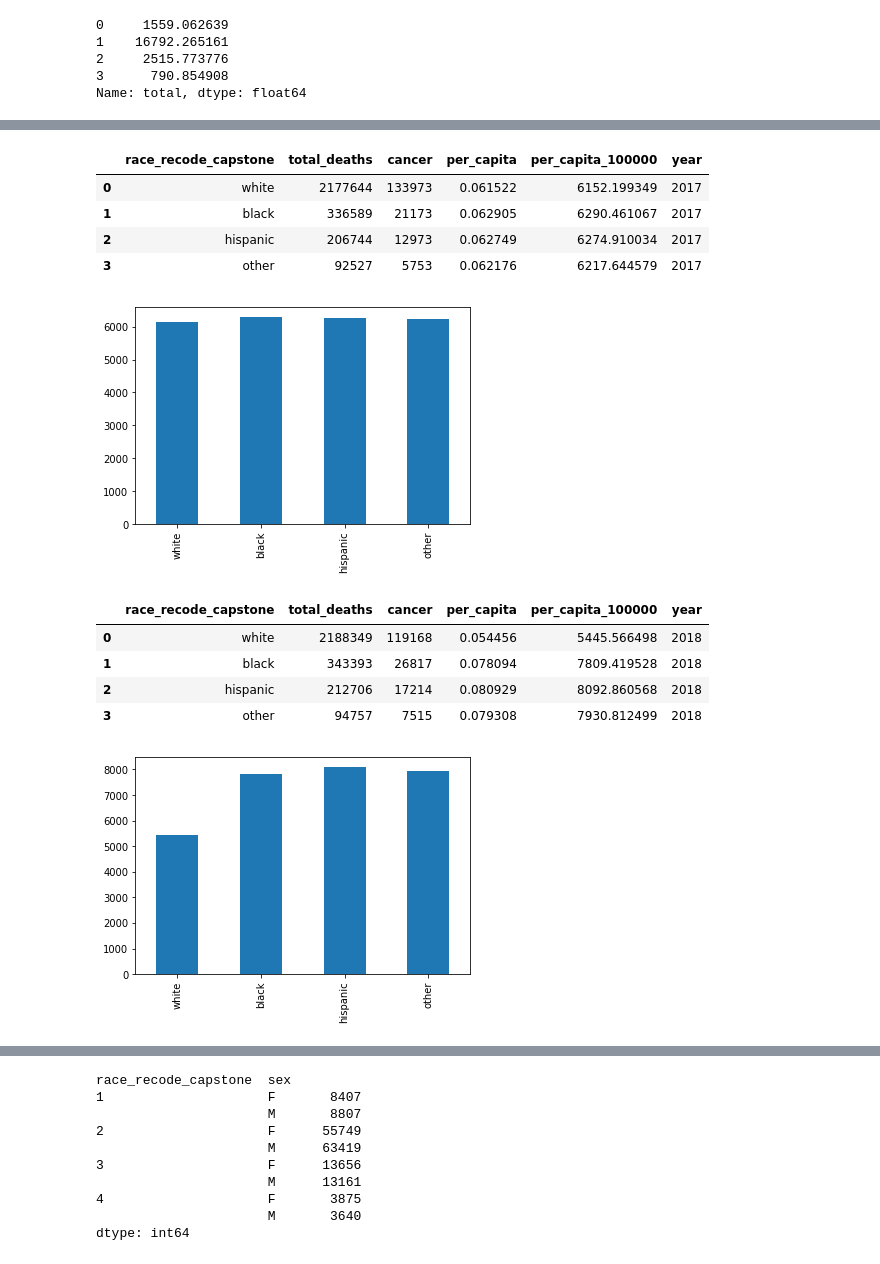
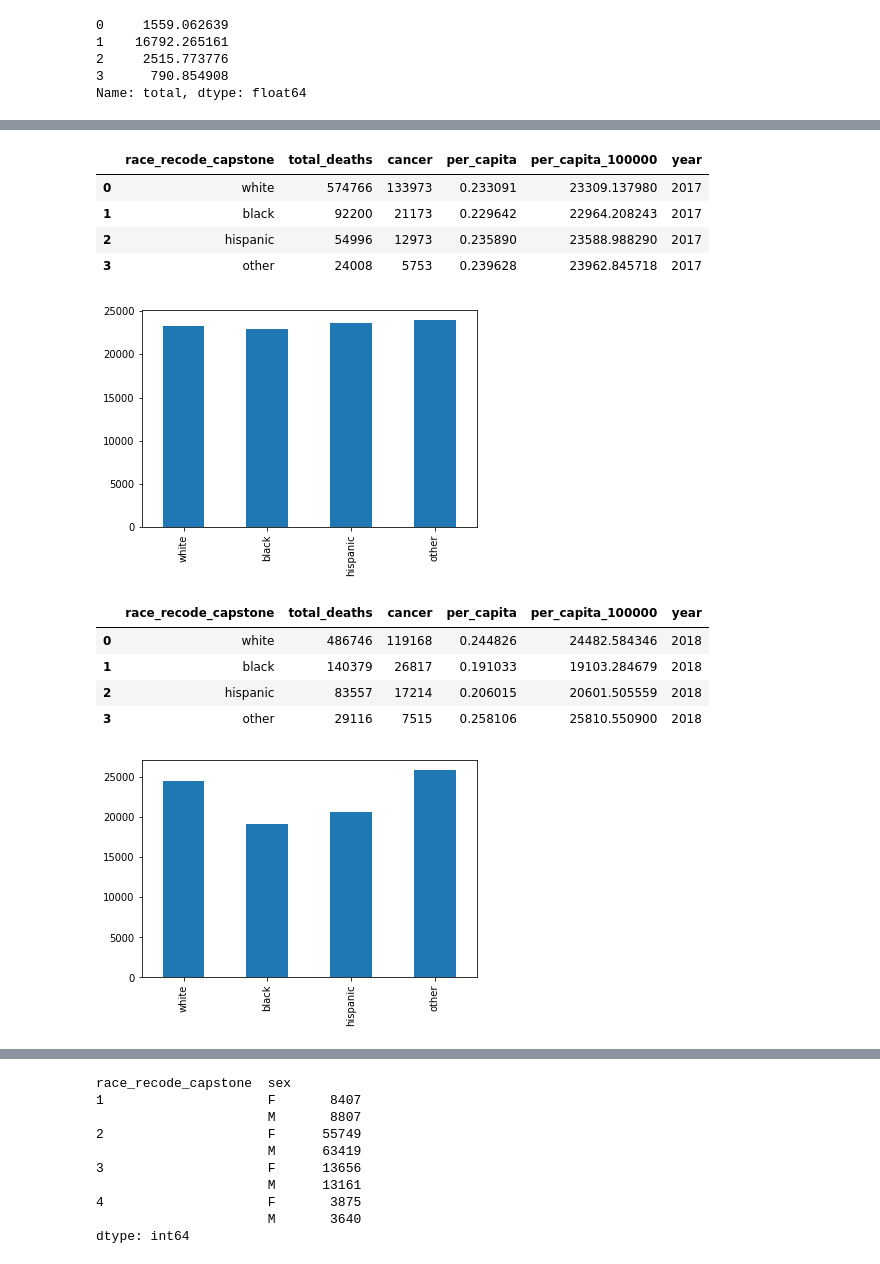
Before and after one commit to swarupmalli/Capstone_Mortality, a Jupyter notebook: mortUS_heart_cancer_disease.ipynb, the cells around one changed output, grey strips where cells are left out. Cells and saved outputs as stored; diff of their text form; code cells hidden in the pictures.

```diff
--- a/mortUS_heart_cancer_disease.ipynb
+++ b/mortUS_heart_cancer_disease.ipynb
@@ -290,11 +292,33 @@ person_info_2018.head()
 # %%
 %%time
 
+#cleaning and merging datasets
+
+
+#make age as int type
+# person_info_2012.age_recode_27=person_info_2012.age_recode_27.dropna().astype(np.int64)
+# person_info_2013.age_recode_27=person_info_2013.age_recode_27.dropna().astype(np.int64)
+# person_info_2014.age_recode_27=person_info_2014.age_recode_27.dropna().astype(np.int64)
+# person_info_2015.age_recode_27=person_info_2015.age_recode_27.dropna().astype(np.int64)
+# person_info_2016.age_recode_27=person_info_2016.age_recode_27.dropna().astype(np.int64)
+# person_info_2017.age_recode_27=person_info_2017.age_recode_27.dropna().astype(np.int64)
+# person_info_2018.age_recode_27=person_info_2018.age_recode_27.dropna().astype(np.int64)
+
+#age less than 65
+person_age_info_2012_age=person_info_2012[person_info_2012.age_recode_27<=18]
+person_age_info_2013_age=person_info_2013[person_info_2013.age_recode_27<=18]
+person_age_info_2014_age=person_info_2014[person_info_2014.age_recode_27<=18]
+person_age_info_2015_age=person_info_2015[person_info_2015.age_recode_27<=18]
+person_age_info_2016_age=person_info_2016[person_info_2016.age_recode_27<=18]
+person_age_info_2017_age=person_info_2017[person_info_2017.age_recode_27<=18]
+person_age_info_2018_age=person_info_2018[person_info_2018.age_recode_27<=18]
+
+
 #person info and heart disease
-# hd2012=pd.merge(person_info_2012, hd_cause_death_2012, on="person_id").merge(death_info_2012, on="person_id")
-# hd2013=pd.merge(person_info_2013, hd_cause_death_2013, on="person_id").merge(death_info_2013, on="person_id")
-# hd2014=pd.merge(person_info_2014, hd_cause_death_2014, on="person_id").merge(death_info_2014, on="person_id")
-# hd2015=pd.merge(person_info_2015, hd_cause_death_2015, on="person_id").merge(death_info_2015, on="person_id")
+#hd2012=pd.merge(person_info_2012, hd_cause_death_2012, on="person_id").merge(death_info_2012, on="person_id")
+#hd2013=pd.merge(person_info_2013, hd_cause_death_2013, on="person_id").merge(death_info_2013, on="person_id")
+#hd2014=pd.merge(person_info_2014, hd_cause_death_2014, on="person_id").merge(death_info_2014, on="person_id")
+#hd2015=pd.merge(person_info_2015, hd_cause_death_2015, on="person_id").merge(death_info_2015, on="person_id")
 #hd2016=pd.merge(person_info_2016, hd_cause_death_2016, on="person_id").merge(death_info_2016, on="person_id")
 #hd2017=pd.merge(person_info_2017, hd_cause_death_2017, on="person_id").merge(death_info_2017, on="person_id")
 #hd2018=pd.merge(person_info_2018, hd_cause_death_2018, on="person_id").merge(death_info_2018, on="person_id")
@@ -409,31 +433,24 @@ Older than 65 years old: 0.72
 Younger than 65 years old: 0.28
 # %%
 can_age_2012=can2012.copy()
-can_age_2012.age_recode_27=can_age_2012.age_recode_27.astype(np.int64)
 can_age_2012=can2012[can_age_2012.age_recode_27<=18]
 
 can_age_2013=can2013.copy()
-can_age_2013.age_recode_27=can_age_2013.age_recode_27.astype(np.int64)
 can_age_2013=can2013[can_age_2013.age_recode_27<=18]
 
 can_age_2014=can2014.copy()
-can_age_2014.age_recode_27=can_age_2014.age_recode_27.astype(np.int64)
 can_age_2014=can2014[can_age_2014.age_recode_27<=18]
 
 can_age_2015=can2015.copy()
-can_age_2015.age_recode_27=can_age_2015.age_recode_27.astype(np.int64)
 can_age_2015=can2015[can_age_2015.age_recode_27<=18]
 
 can_age_2016=can2016.copy()
-can_age_2016.age_recode_27=can_age_2016.age_recode_27.astype(np.int64)
 can_age_2016=can2016[can_age_2016.age_recode_27<=18]
 
 can_age_2017=can2017.copy()
-can_age_2017.age_recode_27=can_age_2017.age_recode_27.astype(np.int64)
 can_age_2017=can2017[can_age_2017.age_recode_27<=18]
 
 can_age_2018=can2018.copy()
-can_age_2018.age_recode_27=can_age_2018.age_recode_27.astype(np.int64)
 can_age_2018=can2018[can_age_2018.age_recode_27<=18]
 # %%
 can_age_2018.head()
@@ -692,7 +709,7 @@ per_capita_can_2016
 ## PER CAPITA - RACE ##
 
 # 2017 total deaths per race
-tot_can_2017=person_info_2017.race_recode_capstone.value_counts().reset_index()
+tot_can_2017=person_age_info_2017_age.race_recode_capstone.value_counts().reset_index()
 
 # 2017 Cancer popultion: race class and heart disease
 race_can_2017=can_age_2017.race_recode_capstone.value_counts().reset_index()
@@ -711,41 +728,41 @@ ans.plot(kind="bar")
 per_capita_can_2017
 # %% [output]
 |  | race_recode_capstone | total_deaths | cancer | per_capita | per_capita_100000 | year |
-| 0 | white | 2177644 | 133973 | 0.061522 | 6152.199349 | 2017 |
-| 1 | black | 336589 | 21173 | 0.062905 | 6290.461067 | 2017 |
-| 2 | hispanic | 206744 | 12973 | 0.062749 | 6274.910034 | 2017 |
-| 3 | other | 92527 | 5753 | 0.062176 | 6217.644579 | 2017 |
+| 0 | white | 574766 | 133973 | 0.233091 | 23309.137980 | 2017 |
+| 1 | black | 92200 | 21173 | 0.229642 | 22964.208243 | 2017 |
+| 2 | hispanic | 54996 | 12973 | 0.235890 | 23588.988290 | 2017 |
+| 3 | other | 24008 | 5753 | 0.239628 | 23962.845718 | 2017 |
-[figure, old version]
+[figure, new version]
 # %%
 ## PER CAPITA - RACE ##
 
 # 2018 total deaths per race
-tot_can_2018=person_info_2018.race_recode_capstone.value_counts().reset_index()
+tot_can_2018=person_age_info_2018_age.race_recode_capstone.value_counts().reset_index()
 
 # 2018 Cancer popultion: race class and heart disease
 race_can_2018=can_age_2018.race_recode_capstone.value_counts().reset_index()
 
 #merge & create new columns
 per_capita_can_2018=pd.merge(tot_can_2018,race_can_2018, on="index").rename(columns={"index":"race_recode_capstone", "race_recode_capstone_x":"total_deaths", "race_recode_capstone_y":"cancer"})
 per_capita_can_2018["per_capita"]=per_capita_can_2018.cancer/per_capita_can_2018.total_deaths
 per_capita_can_2018["per_capita_100000"]=per_capita_can_2018["per_capita"].apply(lambda t: t*100000)
 per_capita_can_2018["year"]=["2018","2018","2018","2018",]
 per_capita_can_2018["race_recode_capstone"]=["white", "black", "hispanic", "other"]
 
 
 ans=per_capita_can_2018.per_capita_100000
 ans.index = ["white", "black", "hispanic", "other"]
 ans.plot(kind="bar")
 
 per_capita_can_2018
 #7809.419528 per 100000 black people age younger than 65 have cancer
 # %% [output]
 |  | race_recode_capstone | total_deaths | cancer | per_capita | per_capita_100000 | year |
-| 0 | white | 2188349 | 119168 | 0.054456 | 5445.566498 | 2018 |
-| 1 | black | 343393 | 26817 | 0.078094 | 7809.419528 | 2018 |
-| 2 | hispanic | 212706 | 17214 | 0.080929 | 8092.860568 | 2018 |
-| 3 | other | 94757 | 7515 | 0.079308 | 7930.812499 | 2018 |
+| 0 | white | 486746 | 119168 | 0.244826 | 24482.584346 | 2018 |
+| 1 | black | 140379 | 26817 | 0.191033 | 19103.284679 | 2018 |
+| 2 | hispanic | 83557 | 17214 | 0.206015 | 20601.505559 | 2018 |
+| 3 | other | 29116 | 7515 | 0.258106 | 25810.550900 | 2018 |
-[figure, old version]
+[figure, new version]
 # %%
 per_capita_can_total=pd.concat([per_capita_can_2018,
            per_capita_can_2017,
```
Also changed, not shown: parts of 11 cells of this notebook.
